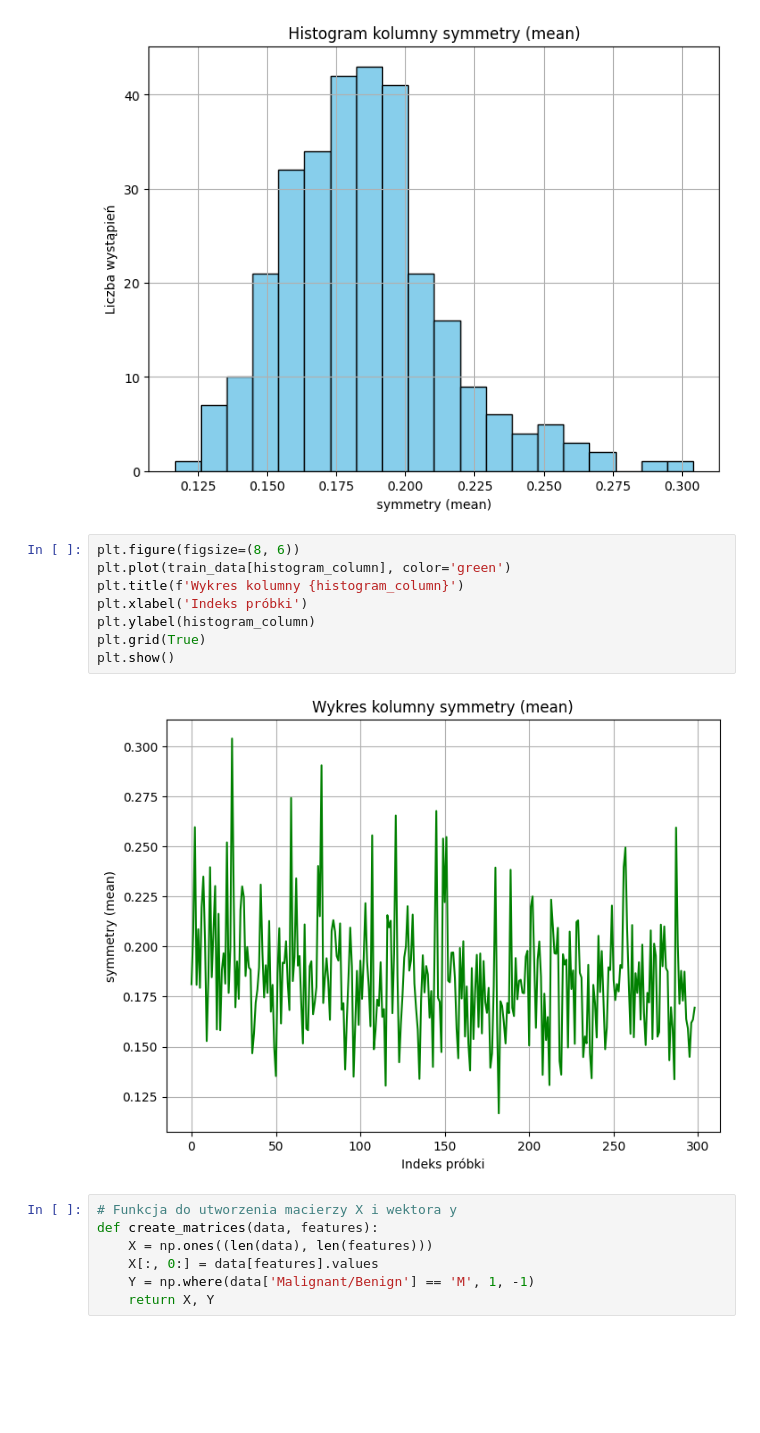
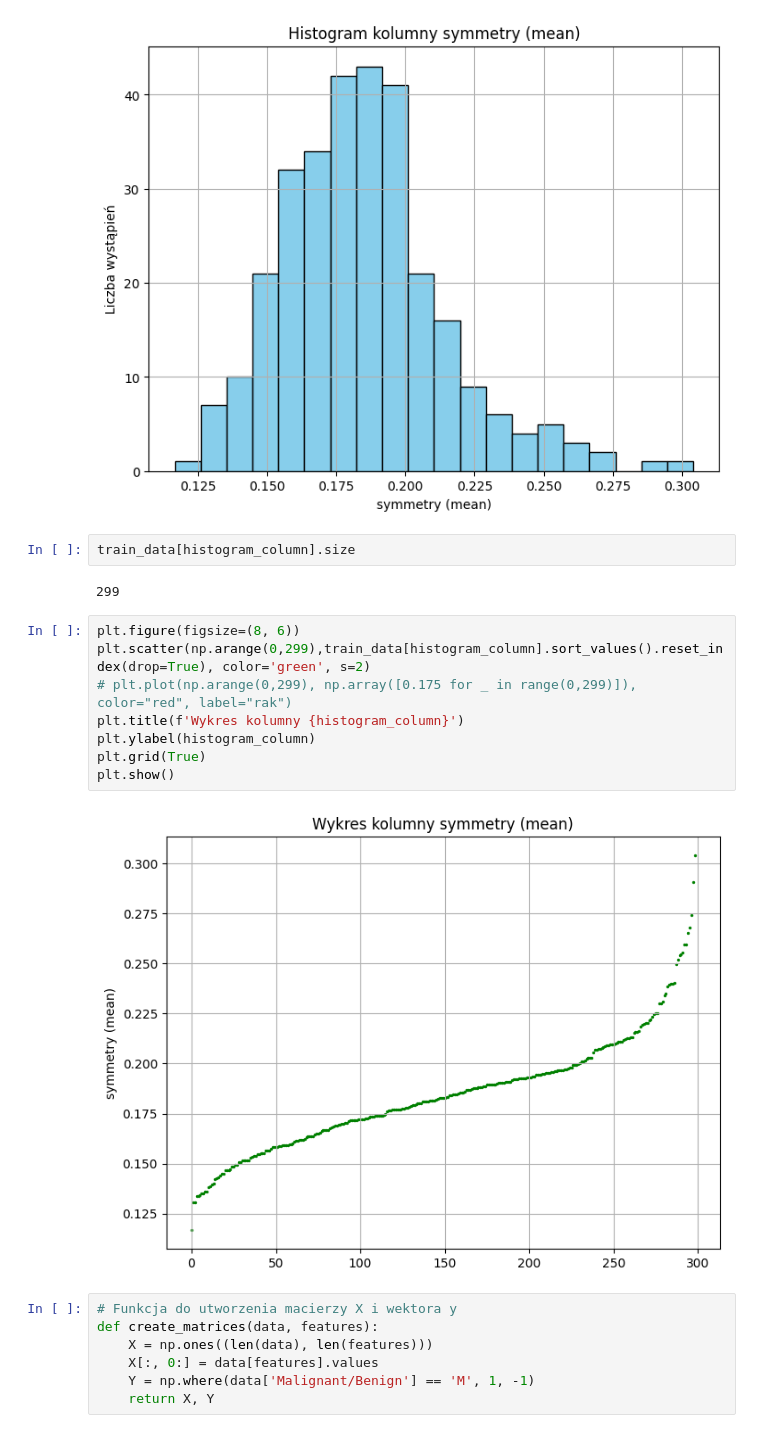
Before and after one commit to domino644/mownit, a Jupyter notebook: lab2/zad.ipynb, the cells around one changed output. Drawn from its saved outputs; the diff is of its cells as text; blank space fills up the shorter version.

```diff
--- a/lab2/zad.ipynb
+++ b/lab2/zad.ipynb
@@ -22,16 +22,20 @@ plt.grid(True)
 plt.show()
 # %% [output]
 [figure]
+# %%
+train_data[histogram_column].size
+# %% [output]
+299
 # %%
 plt.figure(figsize=(8, 6))
-plt.plot(train_data[histogram_column], color='green')
+plt.scatter(np.arange(0,299),train_data[histogram_column].sort_values().reset_index(drop=True), color='green', s=2)
+# plt.plot(np.arange(0,299), np.array([0.175 for _ in range(0,299)]), color="red", label="rak")
 plt.title(f'Wykres kolumny {histogram_column}')
-plt.xlabel('Indeks próbki')
 plt.ylabel(histogram_column)
 plt.grid(True)
 plt.show()
 # %% [output]
-[figure, old version]
+[figure, new version]
 # %%
 # Funkcja do utworzenia macierzy X i wektora y
 def create_matrices(data, features):
```
Also changed, not shown: parts of 2 cells of this notebook, 1 other file.
